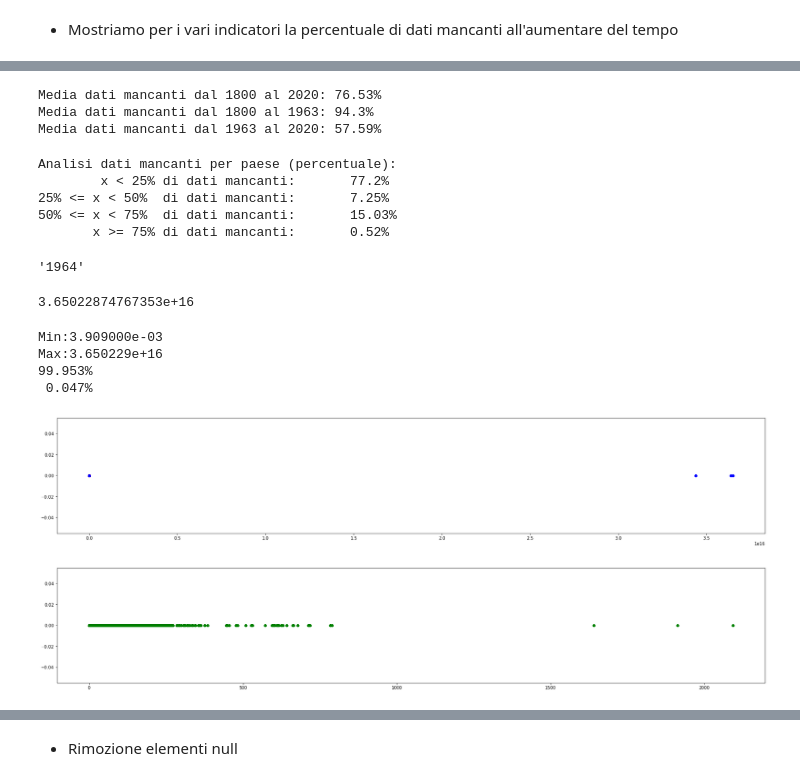
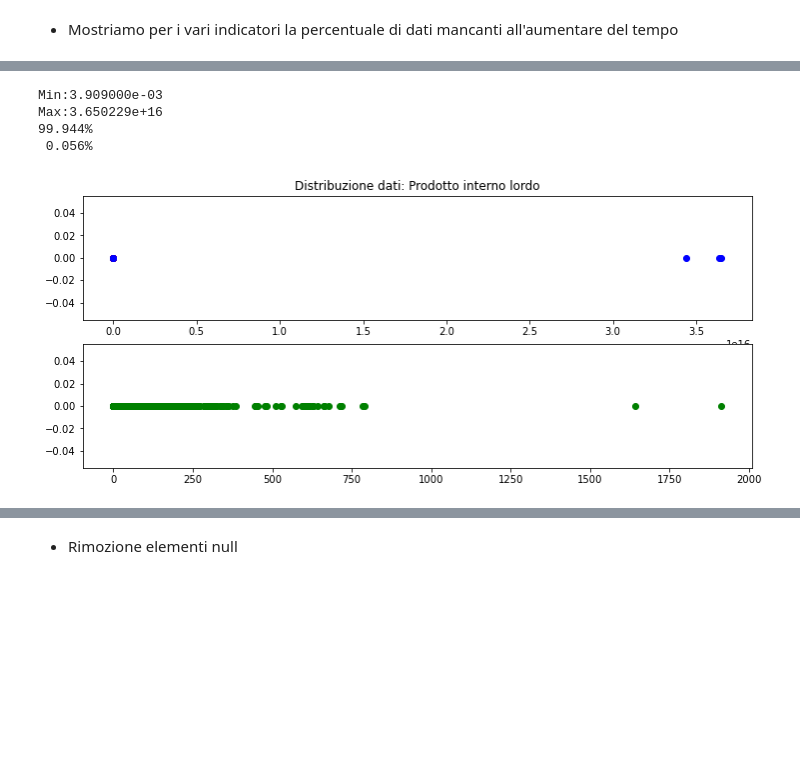
Before and after one commit to holderekt/world-analysis, a Jupyter notebook: data_mining.ipynb, the cells around one changed output, grey strips where cells are left out. Drawn from its saved outputs; the diff is of its cells as text; code cells hidden in the pictures; blank space fills up the shorter version.

```diff
--- a/data_mining.ipynb
+++ b/data_mining.ipynb
@@ -170,13 +192,14 @@ missing_debt_dt = debt_dt.isna().sum().to_numpy()[2:] / len(debt_dt) * 100
 missing_rate_dt = rate_dt.isna().sum().to_numpy()[2:] / len(rate_dt) * 100
 
 
-
-
+plt.rcParams["figure.figsize"] = (20,10)
+plt.title("Percentuale di dati mancanti")
 plt.plot(time_data, missing_prod_dt, label="Prod")
 plt.plot(time_data, missing_debt_dt, label="Debt")
 plt.plot(time_data, missing_rate_dt, label="Rate")
-plt.axvline(x=counts.most_common()[0][0], color='r', label='Anno più comune', alpha=0.4)
+#plt.axvline(x=counts.most_common()[0][0], color='r', label='Anno più comune', alpha=0.4)
+plt.legend()
+plt.grid()
 
-plt.legend()
 plt.show()
 # %% [output]
@@ -274,71 +231,29 @@ Analisi dati mancanti per paese (percentuale):
-# %%
-print(f"Media dati mancanti dal 1800 al 2020: {round(sum(missing_prod_dt)/221,2)}%")
-print(f"Media dati mancanti dal 1800 al 1963: {round(sum(missing_prod_dt[0:163])/163,2)}%")
-print(f"Media dati mancanti dal 1963 al 2020: {round(sum(missing_prod_dt[163:])/(221 - 163),2)}%")
-# %% [output]
-Media dati mancanti dal 1800 al 2020: 76.53%
-Media dati mancanti dal 1800 al 1963: 94.3%
-Media dati mancanti dal 1963 al 2020: 57.59%
-# %%
-prod_country_list = prod_dt.loc[:,'name'].to_numpy()
-# Percentuale di missing data per paese
-
-ms_data = prod_dt.iloc[:,165:].isna().sum(axis=1).to_numpy() / (221-163)
-
-
-print("Analisi dati mancanti per paese (percentuale):")
-print(f"\tx < 25% di dati mancanti:\t{round((sum(i < 0.25 for i in ms_data)/len(prod_country_list))* 100, 2 )}%")
-print(f"25% <= x < 50%  di dati mancanti: \t{round((sum(i >= 0.25 and i < 0.50 for i in ms_data)/len(prod_country_list))* 100, 2 )}%")
-print(f"50% <= x < 75%  di dati mancanti: \t{round((sum(i >= 0.50 and i < 0.75 for i in ms_data)/len(prod_country_list))* 100, 2 )}%")
-print(f"       x >= 75% di dati mancanti:\t{round((sum(i >= 0.75 for i in ms_data)/len(prod_country_list))* 100, 2 )}%")
-# %% [output]
-Analisi dati mancanti per paese (percentuale):
-        x < 25% di dati mancanti:       77.2%
-25% <= x < 50%  di dati mancanti:       7.25%
-50% <= x < 75%  di dati mancanti:       15.03%
-       x >= 75% di dati mancanti:       0.52%
-# %%
-
-
-rate_dt.iloc[:,2:].max().idxmax()
-# %% [output]
-'1964'
-# %%
-ac_data = rate_dt.iloc[:, 2:].stack().to_numpy()
-ac_data.shape
-# %% [output]
-3.65022874767353e+16
 # %%
-precision = 10000
+
+DATASET = rate_dt
+precision = 2000
 
 
-ac_data = rate_dt.iloc[:, 2:].stack().to_numpy()
+ac_data = DATASET.iloc[:, 2:].stack().to_numpy()
 print(f"Min:{np.min(ac_data):e}")
 print(f"Max:{np.max(ac_data):e}")
 
 ac_data_1 = ac_data[ac_data <= precision]
 ac_data_2 = ac_data[ac_data > precision]
 
 print(f"{round(len(ac_data_1)/ len(ac_data) *100, 3):>6}%")
 print(f"{round(len(ac_data_2)/ len(ac_data) *100, 3):>6}%")
 
-fig, ax = plt.subplots()
-fig.set_size_inches(30, 5)
-ax.scatter(ac_data_1, np.zeros(ac_data_1.shape), color='r')
-ax.scatter(ac_data_2, np.zeros(ac_data_2.shape), color='b')
+fig, axs = plt.subplots(2,1)
+fig.set_size_inches(12, 5)
+axs[0].set_title("Distribuzione dati: Prodotto interno lordo")
+axs[0].scatter(ac_data_1, np.zeros(ac_data_1.shape), color='r')
+axs[0].scatter(ac_data_2, np.zeros(ac_data_2.shape), color='b')
+axs[1].scatter(ac_data_1, np.zeros(ac_data_1.shape), color='g')
 plt.show()
-
-fig, ax = plt.subplots()
-fig.set_size_inches(30, 5)
-ax.scatter(ac_data_1, np.zeros(ac_data_1.shape), color='g')
-plt.show()
-
-affinity = 'cosine'
-linkage = 'complete'
 # %% [output]
 Min:3.909000e-03
 Max:3.650229e+16
-99.953%
- 0.047%
+99.944%
+ 0.056%
-[figure, old version]
+[figure, new version]
-[figure, removed]
```
Also changed, not shown: parts of 15 cells of this notebook, 7 other files.
